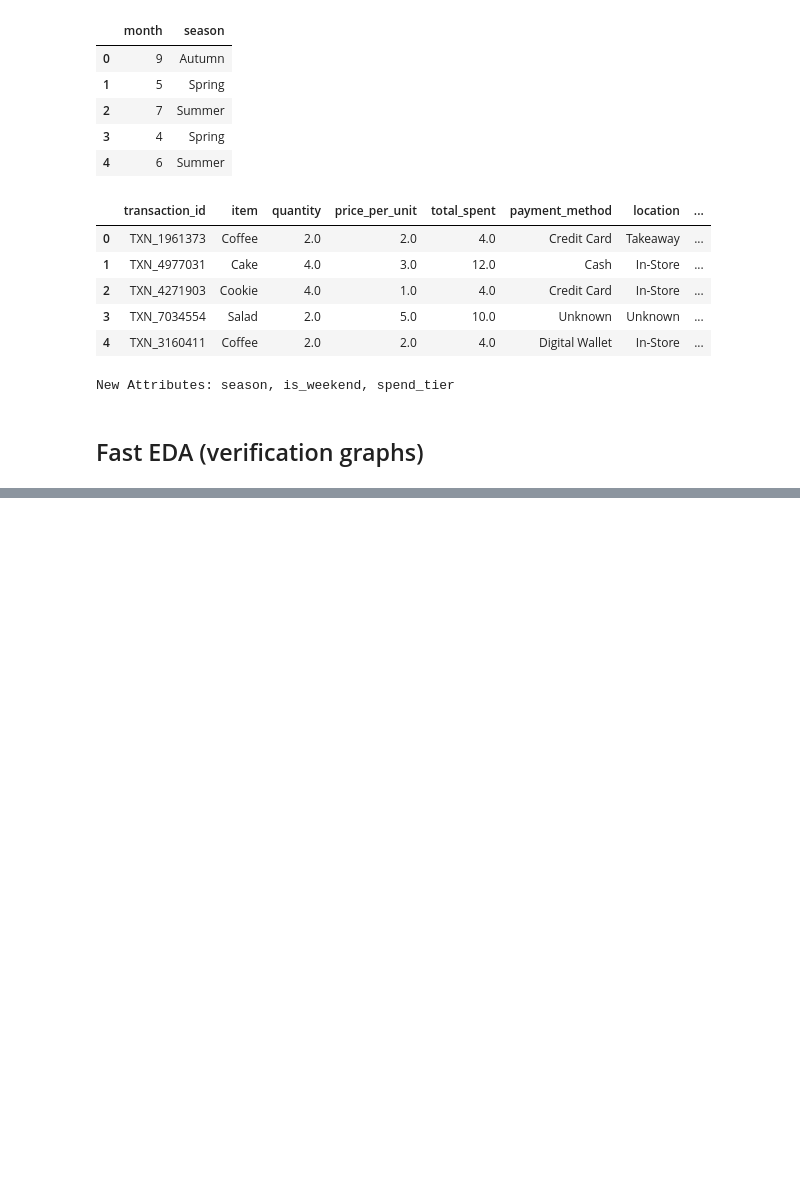
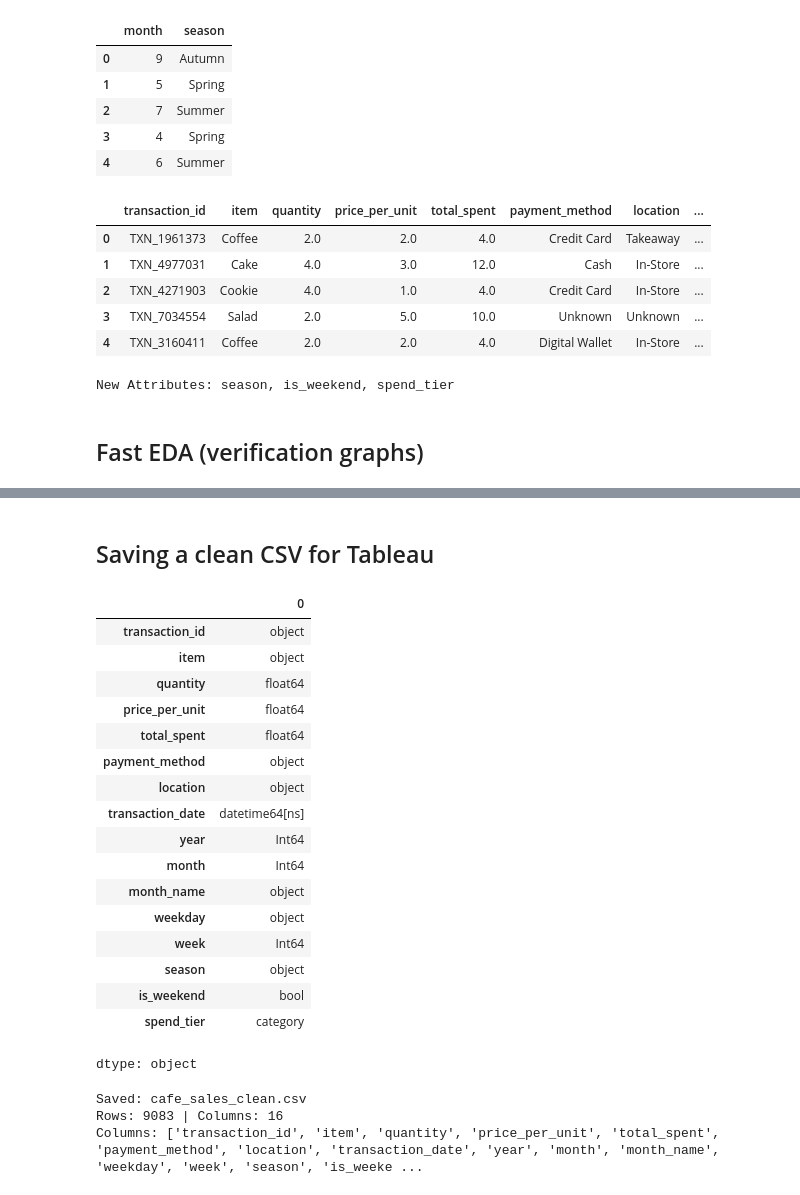
Before and after one commit to NatalieAleksandrova2026/Analysis_Cafe_Sales, a Jupyter notebook: EDA_Cafe_Sales.ipynb, the cells around one changed output, grey strips where cells are left out. Saved outputs shown, nothing was run; the diff lists cells and outputs as text; code cells hidden in the pictures; blank space fills up the shorter version.

```diff
--- a/EDA_Cafe_Sales.ipynb
+++ b/EDA_Cafe_Sales.ipynb
@@ -627,0 +713,2 @@ df['item'].value_counts().plot.barh();
+# %% [markdown]
+## Saving a clean CSV for Tableau
@@ -627,0 +718,39 @@ df['item'].value_counts().plot.barh();
+# %%
+df.dtypes
+# %% [output]
+|  | 0 |
+| transaction_id | object |
+| item | object |
+| quantity | float64 |
+| price_per_unit | float64 |
+| total_spent | float64 |
+| payment_method | object |
+| location | object |
+| transaction_date | datetime64[ns] |
+| year | Int64 |
+| month | Int64 |
+| month_name | object |
+| weekday | object |
+| week | Int64 |
+| season | object |
+| is_weekend | bool |
+| spend_tier | category |
+dtype: object
+# %%
+# For Tableau better date format: YYYY-MM-DD
+df['transaction_date'] = df['transaction_date'].dt.strftime('%Y-%m-%d')
+
+# For Tableau: bool -> str
+df['is_weekend'] = df['is_weekend'].map({
+    True: 'Yes',
+    False: 'No'
+})
+
+df.to_csv(FILE_OUT, index=False, encoding='utf-8-sig')
+print(f'Saved: {FILE_OUT}')
+print(f'Rows: {len(df)} | Columns: {df.shape[1]}') #len(df.columns)
+print(f'Columns: {list(df.columns)}')
+# %% [output]
+Saved: cafe_sales_clean.csv
+Rows: 9083 | Columns: 16
+Columns: ['transaction_id', 'item', 'quantity', 'price_per_unit', 'total_spent', 'payment_method', 'location', 'transaction_date', 'year', 'month', 'month_name', 'weekday', 'week', 'season', 'is_weeke ...
```
Also changed, not shown: parts of 12 cells of this notebook.
